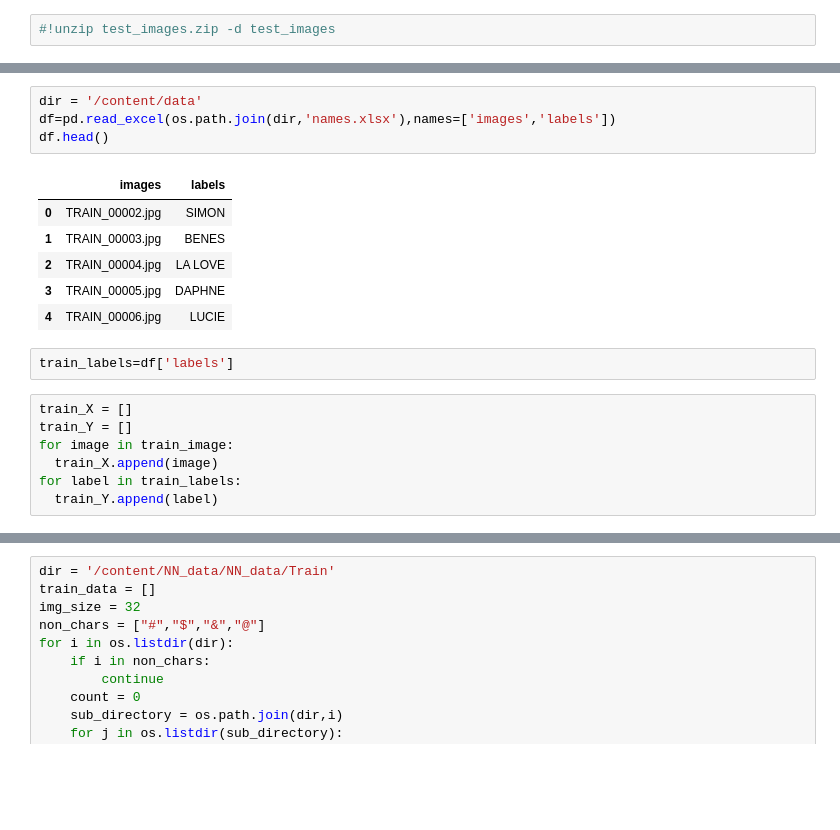
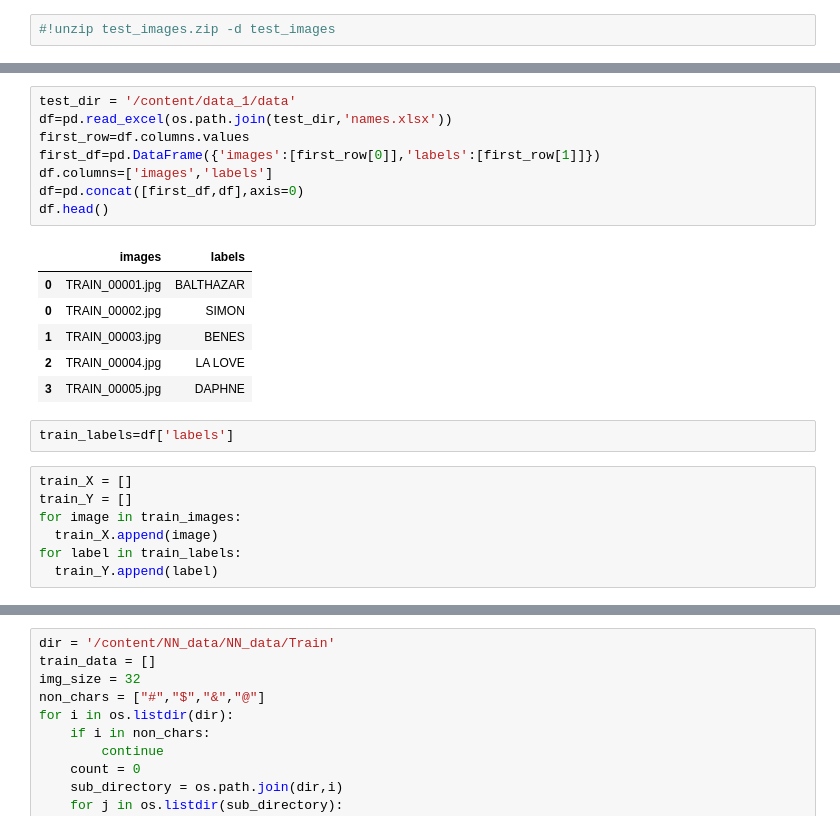
Before and after one commit to Ashwin1234/ML_OCR_project1, a Jupyter notebook: HandWritten_OCR.ipynb, the cells around one changed output, grey strips where cells are left out. Drawn from its saved outputs; the diff is of its cells as text; blank space fills up the shorter version.

```diff
--- a/HandWritten_OCR.ipynb
+++ b/HandWritten_OCR.ipynb
@@ -44,22 +51,26 @@ len(train_image)
 # %% [output]
 1000
 # %%
-dir = '/content/data'
-df=pd.read_excel(os.path.join(dir,'names.xlsx'),names=['images','labels'])
+test_dir = '/content/data_1/data'
+df=pd.read_excel(os.path.join(test_dir,'names.xlsx'))
+first_row=df.columns.values
+first_df=pd.DataFrame({'images':[first_row[0]],'labels':[first_row[1]]})
+df.columns=['images','labels']
+df=pd.concat([first_df,df],axis=0)
 df.head()
 # %% [output]
 |  | images | labels |
+| 0 | TRAIN_00001.jpg | BALTHAZAR |
 | 0 | TRAIN_00002.jpg | SIMON |
 | 1 | TRAIN_00003.jpg | BENES |
 | 2 | TRAIN_00004.jpg | LA LOVE |
 | 3 | TRAIN_00005.jpg | DAPHNE |
-| 4 | TRAIN_00006.jpg | LUCIE |
 # %%
 train_labels=df['labels']
 # %%
 train_X = []
 train_Y = []
-for image in train_image:
+for image in train_images:
   train_X.append(image)
 for label in train_labels:
   train_Y.append(label)
```
Also changed, not shown: parts of 18 cells of this notebook.
